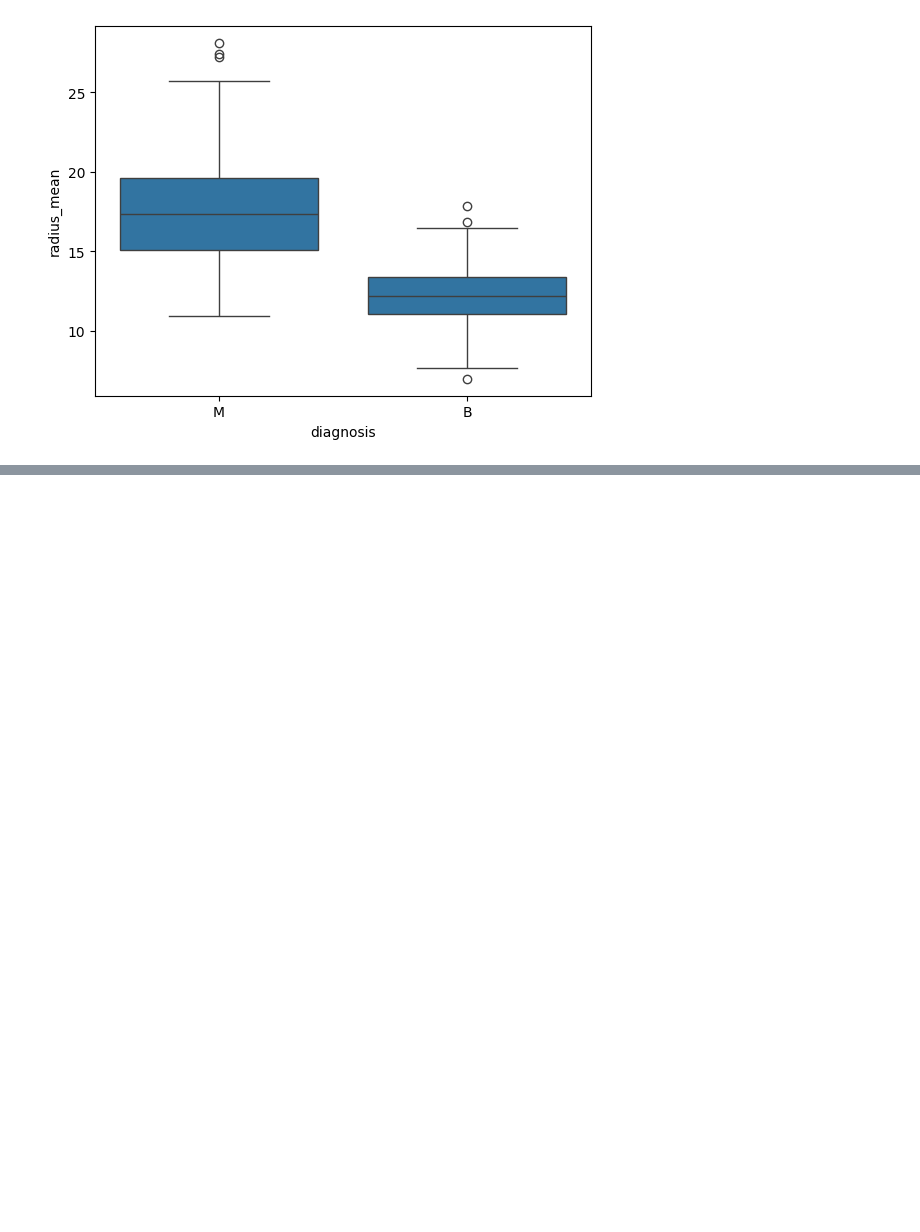
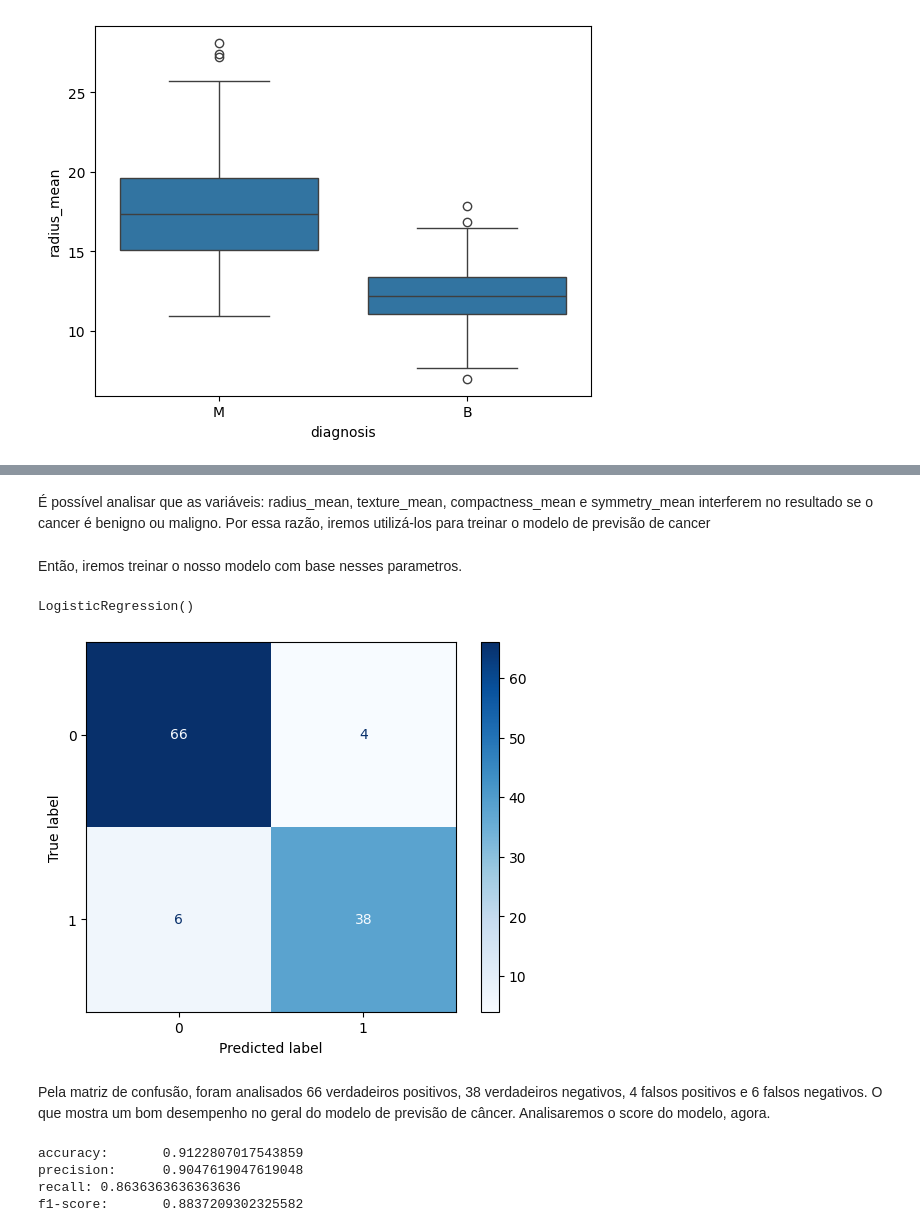
Before and after one commit to FelipeCCcode/previsao_cancer, a Jupyter notebook: cancer.ipynb, the cells around one changed output, grey strips where cells are left out. Saved outputs shown, nothing was run; the diff lists cells and outputs as text; code cells hidden in the pictures; blank space fills up the shorter version.

```diff
--- a/cancer.ipynb
+++ b/cancer.ipynb
@@ -68,0 +73,37 @@ labels = cancer["Answer"]
+# %% [markdown]
+É possível analisar que as variáveis: radius_mean, texture_mean, compactness_mean e symmetry_mean interferem no resultado se o cancer é benigno ou maligno. Por essa razão, iremos utilizá-los para treinar o modelo de previsão de cancer
+# %% [markdown]
+Então, iremos treinar o nosso modelo com base nesses parametros.
+# %%
+predictors = cancer[['radius_mean', 'texture_mean', 'compactness_mean', 'symmetry_mean']]
+result = cancer['Answer']
+x_train, x_test, y_train, y_test = train_test_split(predictors, result, train_size = 0.8, test_size = 0.2)
+log_reg = LogisticRegression()
+log_reg.fit(x_train, y_train)
+# %% [output]
+LogisticRegression()
+# %%
+y_predicted = log_reg.predict(x_test)
+cm = confusion_matrix(y_test, y_predicted)
+disp = ConfusionMatrixDisplay(confusion_matrix=cm)
+disp.plot(cmap="Blues")
+plt.show()
+# %% [output]
+[figure, added]
+# %% [markdown]
+Pela matriz de confusão, foram analisados 66 verdadeiros positivos, 38 verdadeiros negativos, 4 falsos positivos e 6 falsos negativos. O que mostra um bom desempenho no geral do modelo de previsão de câncer. Analisaremos o score do modelo, agora.
+# %%
+accuracy = accuracy_score(y_test, y_predicted)
+precision = precision_score(y_test, y_predicted)
+recall = recall_score(y_test, y_predicted
+f1 = f1_score(y_test, y_predicted)
+
+print(f'accuracy:\t{accuracy}')
+print(f'precision:\t{precision}')
+print(f'recall:\t{recall}')
+print(f'f1-score:\t{f1}')
+# %% [output]
+accuracy:       0.9122807017543859
+precision:      0.9047619047619048
+recall: 0.8636363636363636
+f1-score:       0.8837209302325582
```
Also changed, not shown: parts of 4 cells of this notebook.
